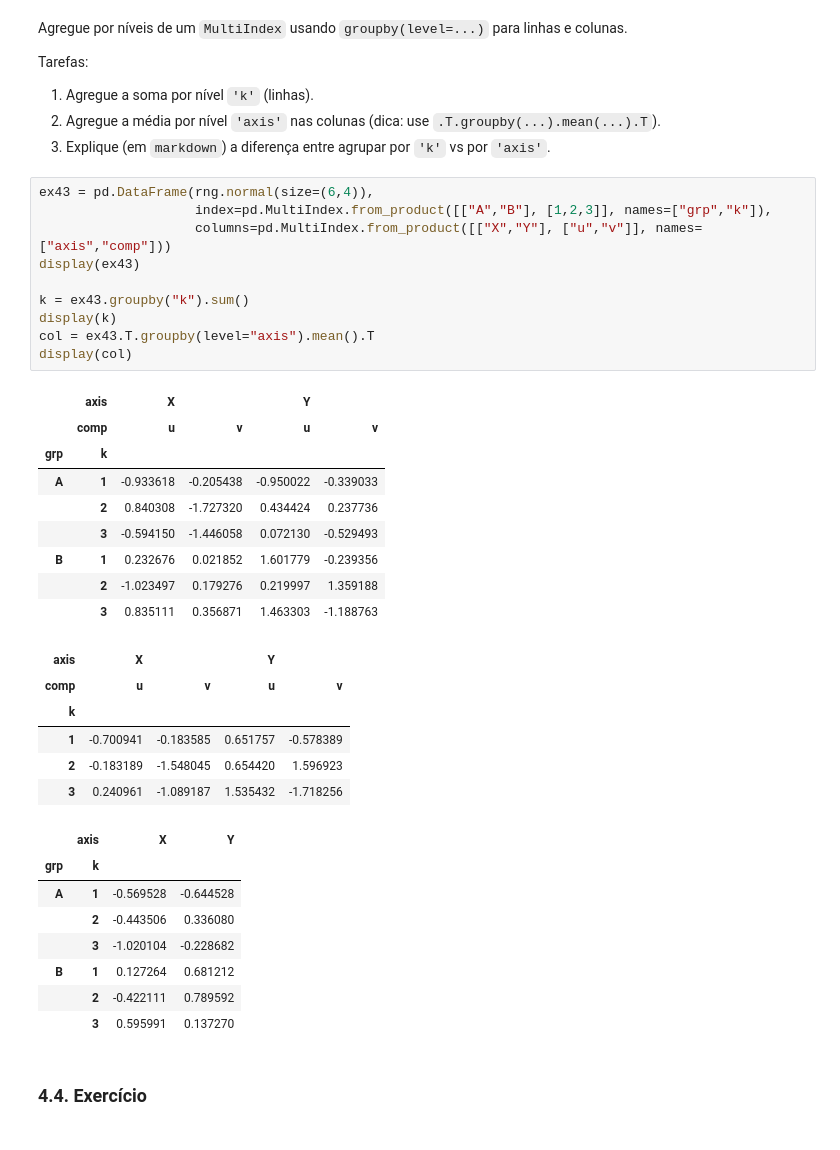
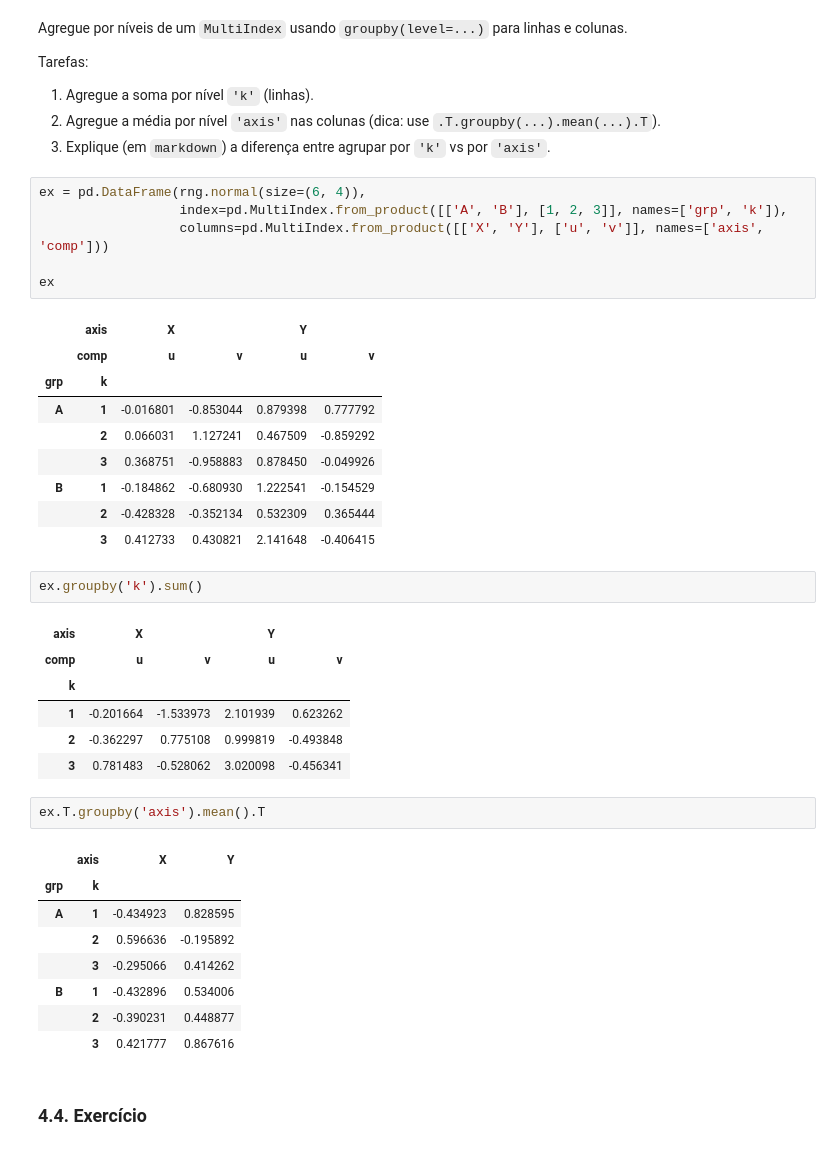
Before and after one commit to Somutt/revisao_py, a Jupyter notebook: 01_python_fundamentals/module05.ipynb, the cells around one changed output. Saved outputs shown, nothing was run; the diff lists cells and outputs as text.

```diff
--- a/01_python_fundamentals/module05.ipynb
+++ b/01_python_fundamentals/module05.ipynb
@@ -1662,40 +1676,42 @@ Tarefas:
 1. Agregue a soma por nível `'k'` (linhas).
 2. Agregue a média por nível `'axis'` nas colunas (dica: use `.T.groupby(...).mean(...).T`).
 3. Explique (em `markdown`) a diferença entre agrupar por `'k'` vs por `'axis'`.
-# %%
-ex43 = pd.DataFrame(rng.normal(size=(6,4)),
-                    index=pd.MultiIndex.from_product([["A","B"], [1,2,3]], names=["grp","k"]),
-                    columns=pd.MultiIndex.from_product([["X","Y"], ["u","v"]], names=["axis","comp"]))
-display(ex43)
-
-k = ex43.groupby("k").sum()
-display(k)
-col = ex43.T.groupby(level="axis").mean().T
-display(col)
-# %% [output]
-|  | axis | X |  | Y |  |
-|  | comp | u | v | u | v |
-| grp | k |  |  |  |  |
-| A | 1 | -0.933618 | -0.205438 | -0.950022 | -0.339033 |
-|  | 2 | 0.840308 | -1.727320 | 0.434424 | 0.237736 |
-|  | 3 | -0.594150 | -1.446058 | 0.072130 | -0.529493 |
-| B | 1 | 0.232676 | 0.021852 | 1.601779 | -0.239356 |
-|  | 2 | -1.023497 | 0.179276 | 0.219997 | 1.359188 |
-|  | 3 | 0.835111 | 0.356871 | 1.463303 | -1.188763 |
-| axis | X |  | Y |  |
-| comp | u | v | u | v |
-| k |  |  |  |  |
-| 1 | -0.700941 | -0.183585 | 0.651757 | -0.578389 |
-| 2 | -0.183189 | -1.548045 | 0.654420 | 1.596923 |
-| 3 | 0.240961 | -1.089187 | 1.535432 | -1.718256 |
-|  | axis | X | Y |
-| grp | k |  |  |
-| A | 1 | -0.569528 | -0.644528 |
-|  | 2 | -0.443506 | 0.336080 |
-|  | 3 | -1.020104 | -0.228682 |
-| B | 1 | 0.127264 | 0.681212 |
-|  | 2 | -0.422111 | 0.789592 |
-|  | 3 | 0.595991 | 0.137270 |
+# %%
+ex = pd.DataFrame(rng.normal(size=(6, 4)),
+                  index=pd.MultiIndex.from_product([['A', 'B'], [1, 2, 3]], names=['grp', 'k']),
+                  columns=pd.MultiIndex.from_product([['X', 'Y'], ['u', 'v']], names=['axis', 'comp']))
+
+ex
+# %% [output]
+|  | axis | X |  | Y |  |
+|  | comp | u | v | u | v |
+| grp | k |  |  |  |  |
+| A | 1 | -0.016801 | -0.853044 | 0.879398 | 0.777792 |
+|  | 2 | 0.066031 | 1.127241 | 0.467509 | -0.859292 |
+|  | 3 | 0.368751 | -0.958883 | 0.878450 | -0.049926 |
+| B | 1 | -0.184862 | -0.680930 | 1.222541 | -0.154529 |
+|  | 2 | -0.428328 | -0.352134 | 0.532309 | 0.365444 |
+|  | 3 | 0.412733 | 0.430821 | 2.141648 | -0.406415 |
+# %%
+ex.groupby('k').sum()
+# %% [output]
+| axis | X |  | Y |  |
+| comp | u | v | u | v |
+| k |  |  |  |  |
+| 1 | -0.201664 | -1.533973 | 2.101939 | 0.623262 |
+| 2 | -0.362297 | 0.775108 | 0.999819 | -0.493848 |
+| 3 | 0.781483 | -0.528062 | 3.020098 | -0.456341 |
+# %%
+ex.T.groupby('axis').mean().T
+# %% [output]
+|  | axis | X | Y |
+| grp | k |  |  |
+| A | 1 | -0.434923 | 0.828595 |
+|  | 2 | 0.596636 | -0.195892 |
+|  | 3 | -0.295066 | 0.414262 |
+| B | 1 | -0.432896 | 0.534006 |
+|  | 2 | -0.390231 | 0.448877 |
+|  | 3 | 0.421777 | 0.867616 |
 # %% [markdown]
 ### 4.4. Exercício
 # %% [markdown]
```
Also changed, not shown: parts of 20 cells of this notebook.
